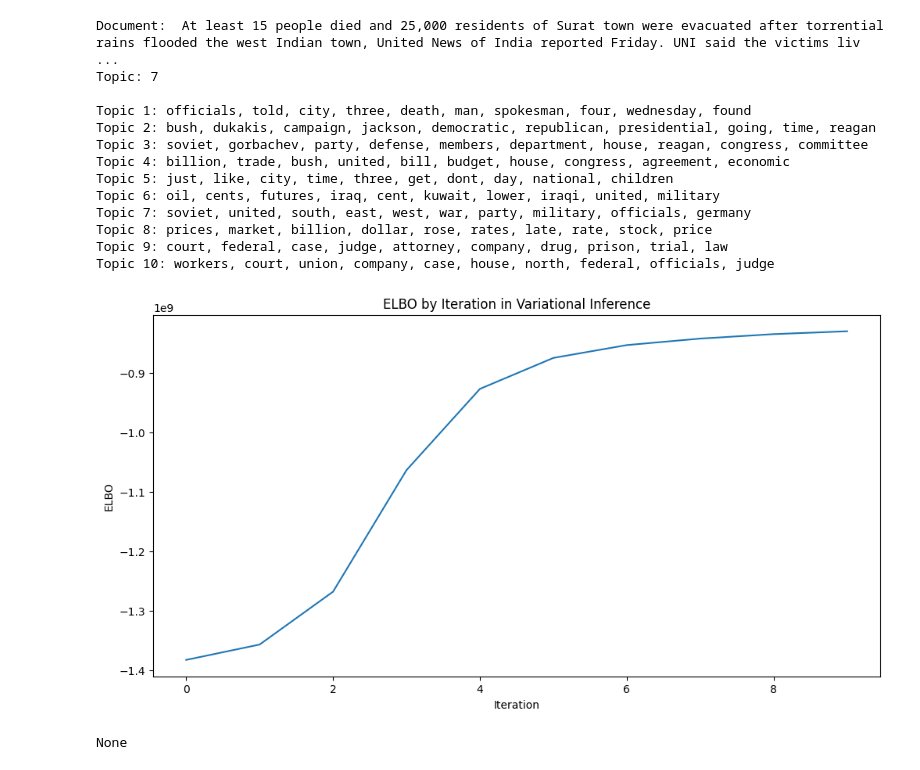
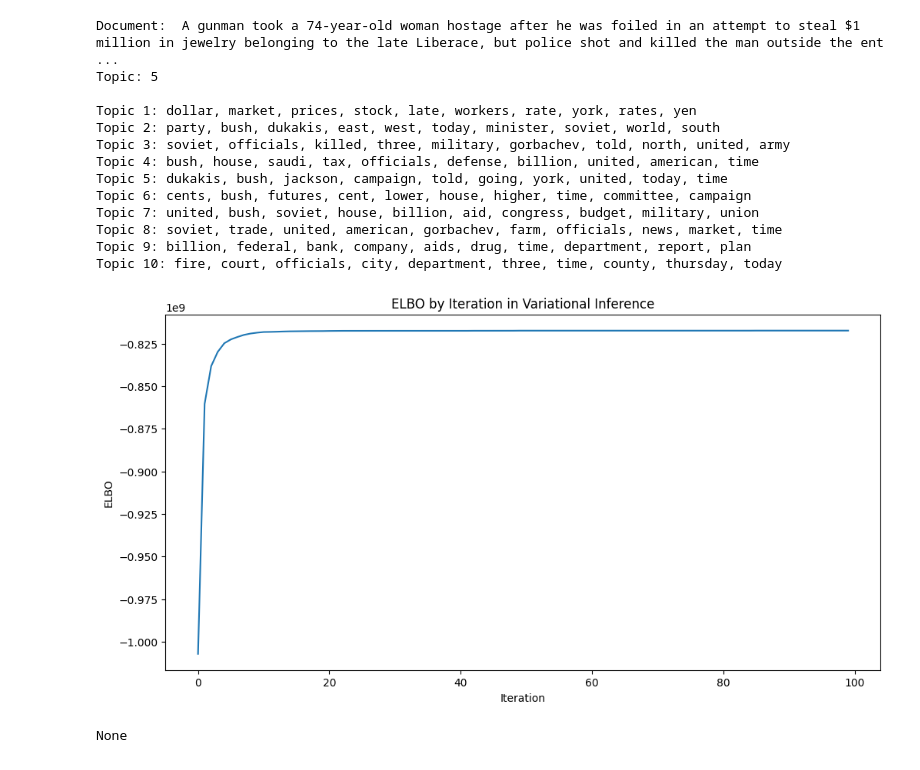
Before and after one commit to jiwnchoi/vi, a Jupyter notebook: note.ipynb, the cells around one changed output. Cells and saved outputs as stored; diff of their text form; code cells hidden in the pictures.

```diff
--- a/note.ipynb
+++ b/note.ipynb
@@ -41,29 +41,29 @@ vi = LDAVI(
     "data/ap.txt",
     "data/vocab.txt",
     n_topics=10,
-    n_iter=50,
+    n_iter=100,
 )
 
 vi.fit(verbose=False, early_stop=True)
 # %%
-vi.show_doc_topic(10)
+vi.show_doc_topic(2)
 print()
 vi.show_topics(10)
 print()
-print(vi.plot_logs())
+vi.plot_logs()
 # %% [output]
-Document:  At least 15 people died and 25,000 residents of Surat town were evacuated after torrential rains flooded the west Indian town, United News of India reported Friday. UNI said the victims liv ...
-Topic: 7
+Document:  A gunman took a 74-year-old woman hostage after he was foiled in an attempt to steal $1 million in jewelry belonging to the late Liberace, but police shot and killed the man outside the ent ...
+Topic: 5
 
-Topic 1: officials, told, city, three, death, man, spokesman, four, wednesday, found
-Topic 2: bush, dukakis, campaign, jackson, democratic, republican, presidential, going, time, reagan
-Topic 3: soviet, gorbachev, party, defense, members, department, house, reagan, congress, committee
-Topic 4: billion, trade, bush, united, bill, budget, house, congress, agreement, economic
-Topic 5: just, like, city, time, three, get, dont, day, national, children
-Topic 6: oil, cents, futures, iraq, cent, kuwait, lower, iraqi, united, military
-Topic 7: soviet, united, south, east, west, war, party, military, officials, germany
-Topic 8: prices, market, billion, dollar, rose, rates, late, rate, stock, price
-Topic 9: court, federal, case, judge, attorney, company, drug, prison, trial, law
-Topic 10: workers, court, union, company, case, house, north, federal, officials, judge
+Topic 1: dollar, market, prices, stock, late, workers, rate, york, rates, yen
+Topic 2: party, bush, dukakis, east, west, today, minister, soviet, world, south
+Topic 3: soviet, officials, killed, three, military, gorbachev, told, north, united, army
+Topic 4: bush, house, saudi, tax, officials, defense, billion, united, american, time
+Topic 5: dukakis, bush, jackson, campaign, told, going, york, united, today, time
+Topic 6: cents, bush, futures, cent, lower, house, higher, time, committee, campaign
+Topic 7: united, bush, soviet, house, billion, aid, congress, budget, military, union
+Topic 8: soviet, trade, united, american, gorbachev, farm, officials, news, market, time
+Topic 9: billion, federal, bank, company, aids, drug, time, department, report, plan
+Topic 10: fire, court, officials, city, department, three, time, county, thursday, today
-[figure, old version]
+[figure, new version]
 None
```
Also changed, not shown: parts of 2 cells of this notebook.
